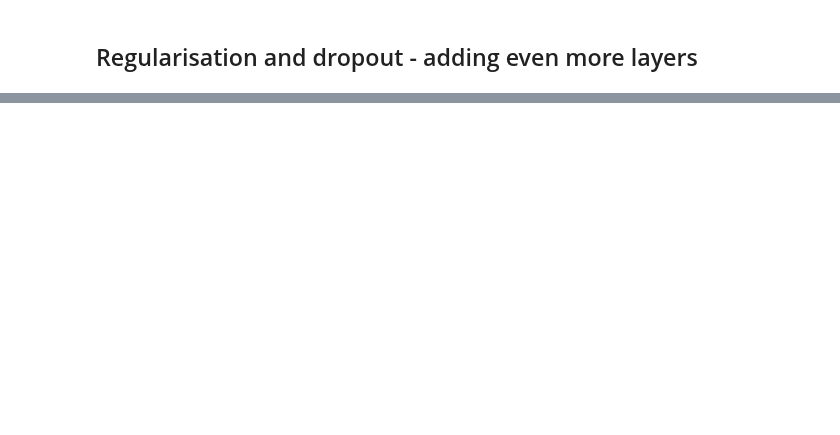
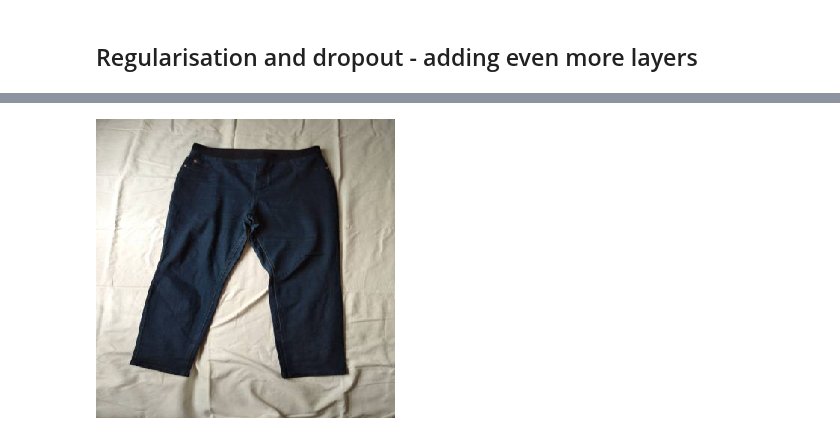
Before and after one commit to denis911/image-classification-transfer-learning-pytorch-keras-comparison, a Jupyter notebook: Keras_ML_zoomcamp_08_image_classification.ipynb, the cells around one changed output, grey strips where cells are left out. Saved outputs shown, nothing was run; the diff lists cells and outputs as text; code cells hidden in the pictures; blank space fills up the shorter version.

```diff
--- a/Keras_ML_zoomcamp_08_image_classification.ipynb
+++ b/Keras_ML_zoomcamp_08_image_classification.ipynb
@@ -863,0 +1177,6 @@ plt.legend()
+# %%
+# Here we don’t have probabilities but we have numbers up to 10, so this are the logits as mentioned before. This are the raw predictions. We can turn them into probabilities but we can treat them as relative likelyhood of belonging to this class. That means we see a large likelyhood belonging to the pants class. For getting the probability you can apply the softmax by your own.
+
+img # prediction is correct - 'pants': np.float32(12.048947)
+# %% [output]
+[figure, added]
```
Also changed, not shown: parts of 36 cells of this notebook.
